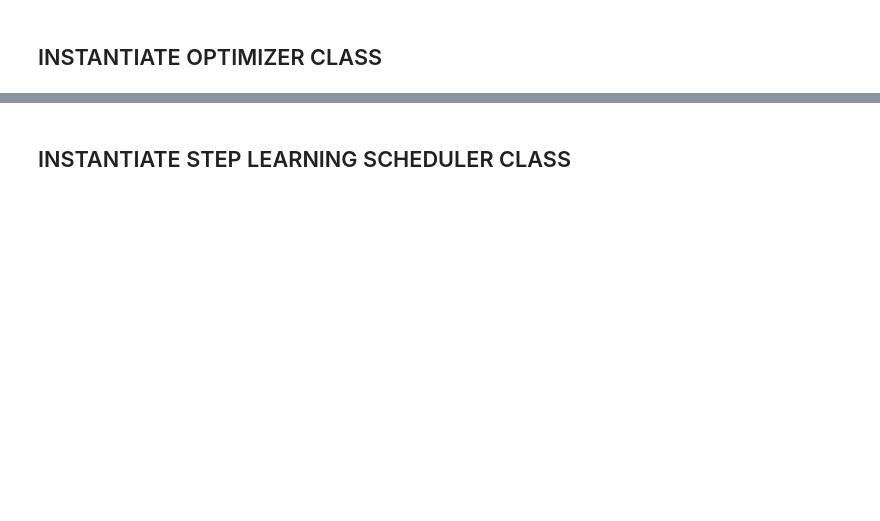
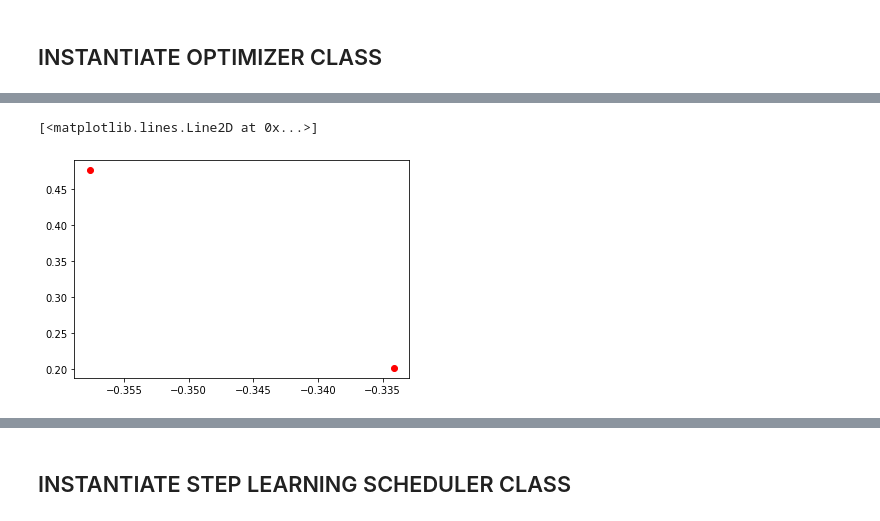
Before and after one commit to JTT94/optimal_quantization, a Jupyter notebook: notebooks/Gaussian Quantization.ipynb, the cells around one changed output, grey strips where cells are left out. Saved outputs shown, nothing was run; the diff lists cells and outputs as text; code cells hidden in the pictures; blank space fills up the shorter version.

```diff
--- a/notebooks/Gaussian Quantization.ipynb
+++ b/notebooks/Gaussian Quantization.ipynb
@@ -21,20 +23,13 @@ normal_dist = tdist.MultivariateNormal(torch.tensor([0.]), torch.tensor([[1.]]))
 # %%
 def l2_cost(x,y):
-    return torch.norm(x-y)
+    return torch.sqrt(torch.sum((x-y)**2, axis=1))
 # %%
 def er_chi_unnorm(x,yj,gj, epsilon, cost_func=l2_cost):
     return torch.exp((-cost_func(x,yj)+gj)/epsilon)
 # %%
-def er_chi_j(x, y, g, epsilon, j):
-    numerator = er_chi_unnorm(x,y[j],g[j], epsilon)
-    print(numerator)
-    denominator = torch.sum(er_chi_unnorm(x,y,g, epsilon))
-    return numerator/ denominator
+def er_chi(x, y, g, epsilon, cost_func=l2_cost):
+    chis = er_chi_unnorm(x,y,g,epsilon, cost_func)
+    return chis/ torch.sum(chis)
-# %%
-def er_chi(x, y, g, epsilon):
-    chis = er_chi_unnorm(x,y,g, epsilon)
-    normaliser = torch.sum(chis)
-    return chis/ normaliser
 # %%
 # entropic reg c-transform
 def er_ctran(x, g, y, epsilon, cost_func):
@@ -61,0 +124,6 @@ optimizer_map = torch.optim.SGD([g], lr=learning_rate, momentum=0.9, nesterov=Tr
+# %%
+x = normal_dist.sample()
+plt.plot(x.detach().numpy(), y[torch.argmax(er_chi(x, y, g, epsilon))].detach().numpy(), 'ro')
+# %% [output]
+[<matplotlib.lines.Line2D at 0x...>]
+[figure, added]
```
Also changed, not shown: parts of 26 cells of this notebook, 1 other file.
